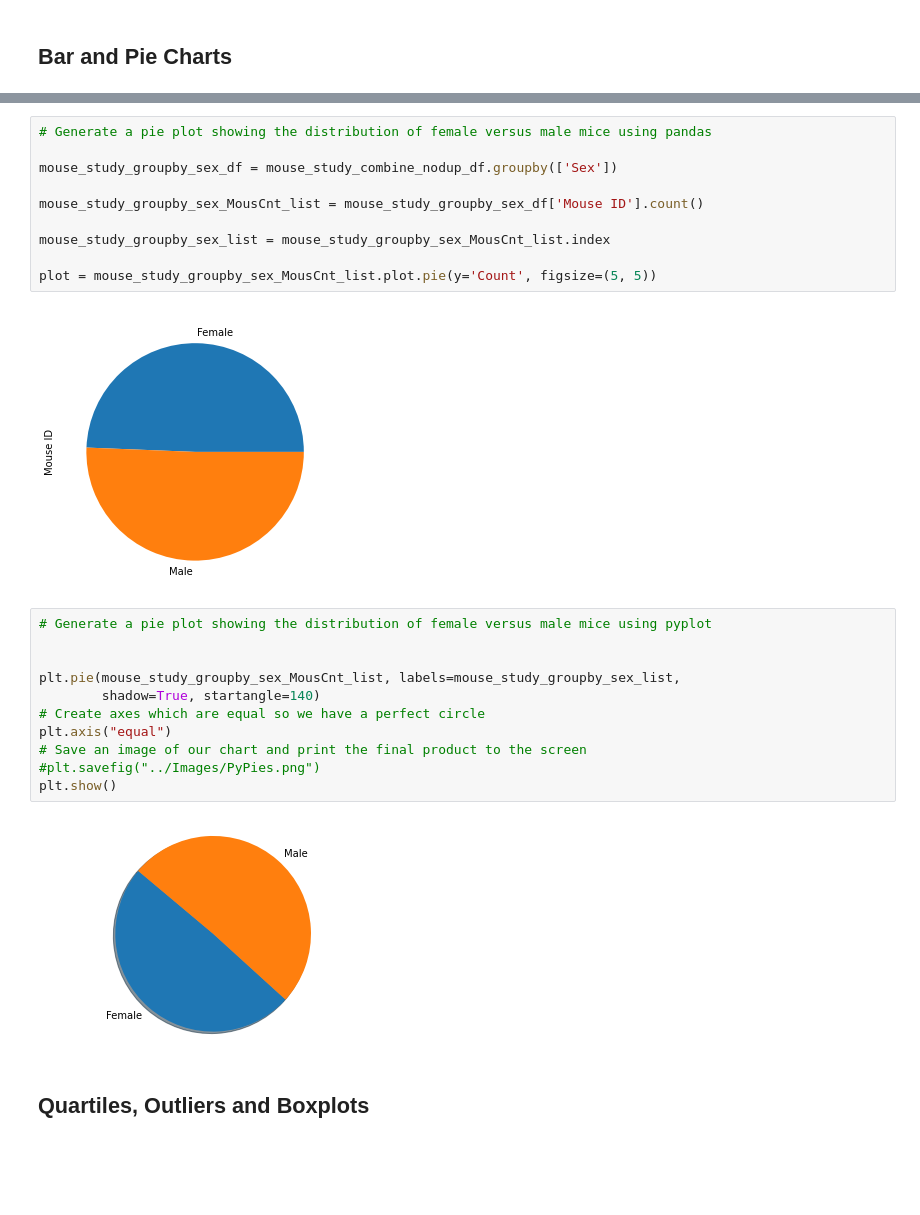
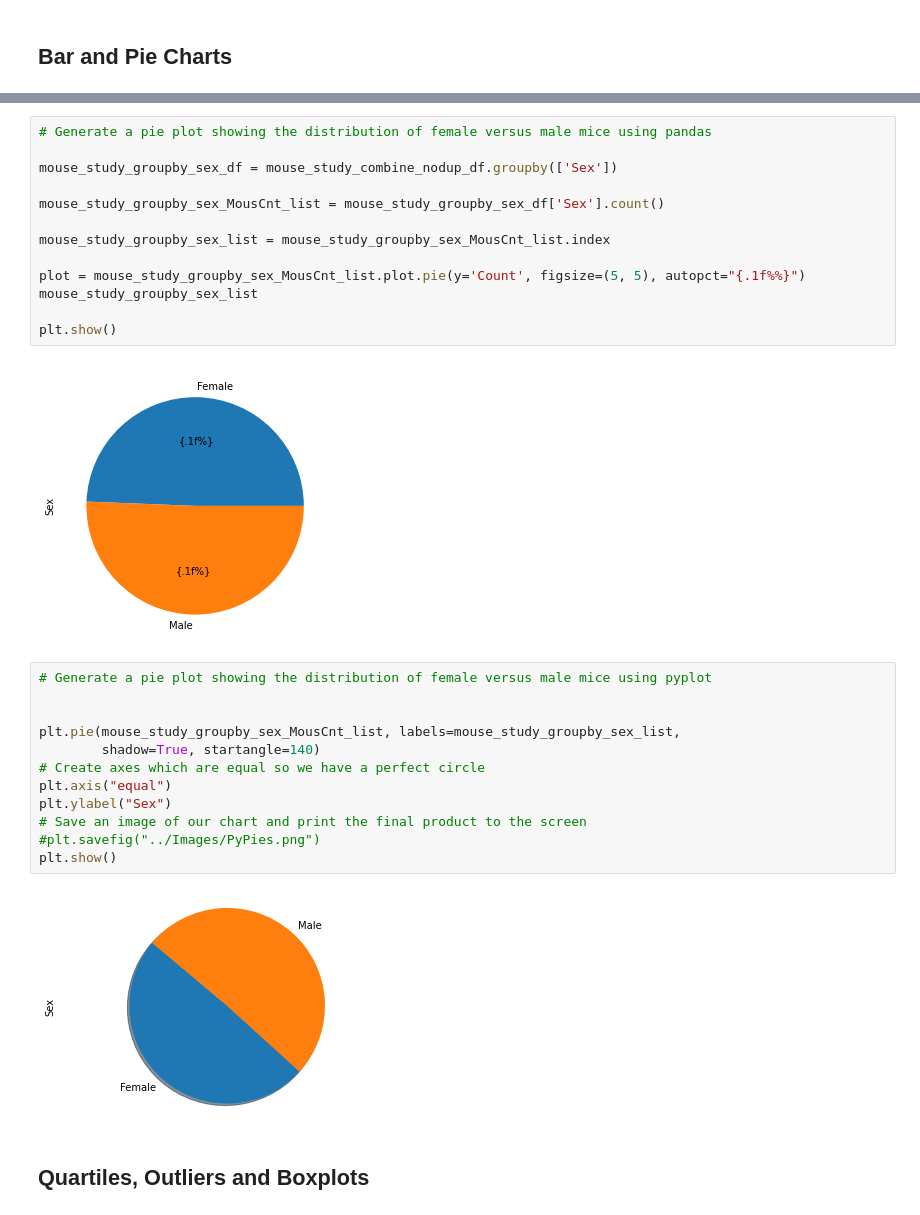
Before and after one commit to johnclos/matplotlib-challenge, a Jupyter notebook: Pymaceuticals/pymaceuticals_starter-mine.ipynb, the cells around one changed output, grey strips where cells are left out. Cells and saved outputs as stored; diff of their text form; blank space fills up the shorter version.

```diff
--- a/Pymaceuticals/pymaceuticals_starter-mine.ipynb
+++ b/Pymaceuticals/pymaceuticals_starter-mine.ipynb
@@ -162,26 +187,30 @@ plt.bar(mouse_study_DrugReg_list, mouse_study_groupby_Reg_MousCnt_df, color='r',
 
 mouse_study_groupby_sex_df = mouse_study_combine_nodup_df.groupby(['Sex'])
 
-mouse_study_groupby_sex_MousCnt_list = mouse_study_groupby_sex_df['Mouse ID'].count()
+mouse_study_groupby_sex_MousCnt_list = mouse_study_groupby_sex_df['Sex'].count()
 
 mouse_study_groupby_sex_list = mouse_study_groupby_sex_MousCnt_list.index
 
-plot = mouse_study_groupby_sex_MousCnt_list.plot.pie(y='Count', figsize=(5, 5))
+plot = mouse_study_groupby_sex_MousCnt_list.plot.pie(y='Count', figsize=(5, 5), autopct="{.1f%%}")
+mouse_study_groupby_sex_list
+
+plt.show()
 # %% [output]
-[figure, old version]
+[figure, new version]
 # %%
 # Generate a pie plot showing the distribution of female versus male mice using pyplot
 
 
 plt.pie(mouse_study_groupby_sex_MousCnt_list, labels=mouse_study_groupby_sex_list,
         shadow=True, startangle=140)
 # Create axes which are equal so we have a perfect circle
 plt.axis("equal")
+plt.ylabel("Sex")
 # Save an image of our chart and print the final product to the screen
 #plt.savefig("../Images/PyPies.png")
 plt.show()
 # %% [output]
-[figure, old version]
+[figure, new version]
 # %% [markdown]
 ## Quartiles, Outliers and Boxplots
 # %%
```
Also changed, not shown: parts of 15 cells of this notebook, 2 other files.
